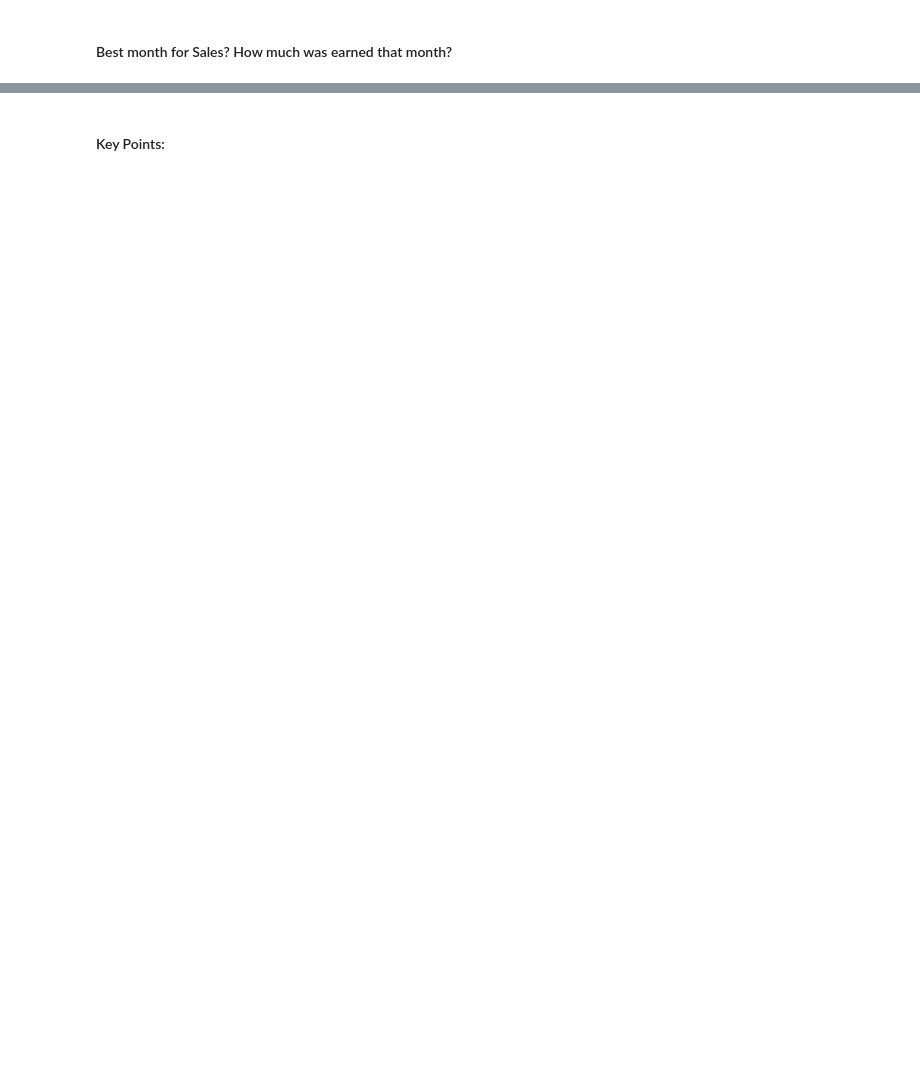
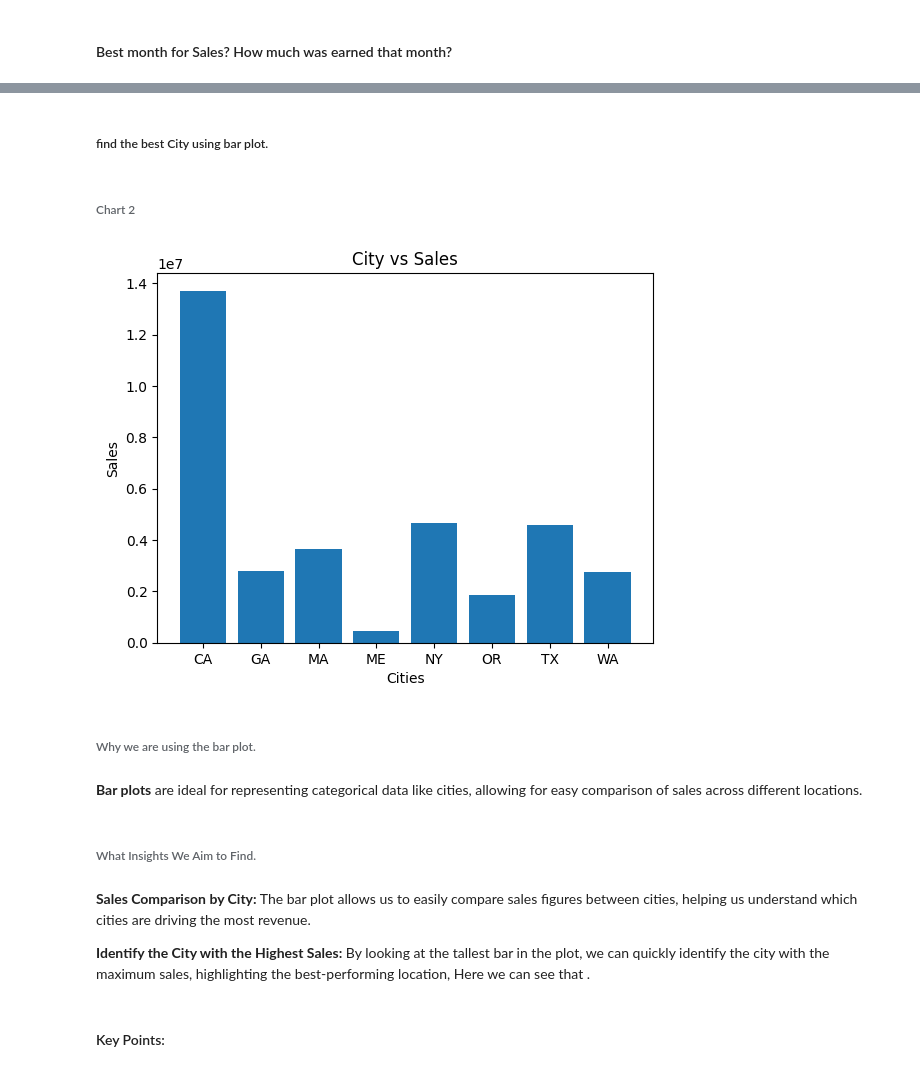
Before and after one commit to mohduzaif/Sales-Analysis-Exploratory-Data-Analysis-, a Jupyter notebook: Sales EDA.ipynb, the cells around one changed output, grey strips where cells are left out. Drawn from its saved outputs; the diff is of its cells as text; code cells hidden in the pictures; blank space fills up the shorter version.

```diff
--- a/Sales EDA.ipynb
+++ b/Sales EDA.ipynb
@@ -134,0 +148,3 @@ print(maximum_sale_month)
+# %%
+grouped_city_df = all_data.groupby('City', as_index = False).sum()
+grouped_city_df
@@ -135,3 +161,28 @@ print(maximum_sale_month)
+# %% [markdown]
+##### find the best City using bar plot.
+# %% [markdown]
+###### Chart 2
+# %%
+import matplotlib.pyplot as plt
+
+plt.bar(grouped_city_df['City'], grouped_city_df['Sales'])
+plt.xlabel('Cities')
+plt.ylabel('Sales')
+plt.title('City vs Sales')
+
+plt.show()
+# %% [output]
+[figure, added]
+# %% [markdown]
+###### Why we are using the bar plot.
+# %% [markdown]
+**Bar plots** are ideal for representing categorical data like cities, allowing for easy comparison of sales across different locations.
+# %% [markdown]
+###### What Insights We Aim to Find.
+# %% [markdown]
+**Sales Comparison by City:** The bar plot allows us to easily compare sales figures between cities, helping us understand which cities are driving the most revenue.
+
+**Identify the City with the Highest Sales:** By looking at the tallest bar in the plot, we can quickly identify the city with the maximum sales, highlighting the best-performing location, Here we can see that .
 # %% [markdown]
 #### Key Points:
 # %% [markdown]
```
Also changed, not shown: parts of 16 cells of this notebook.
